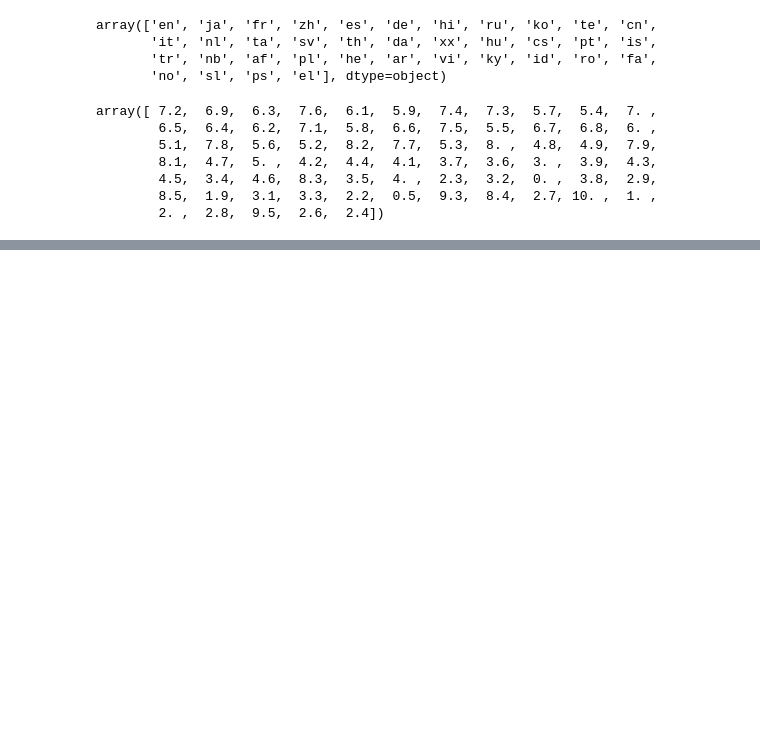
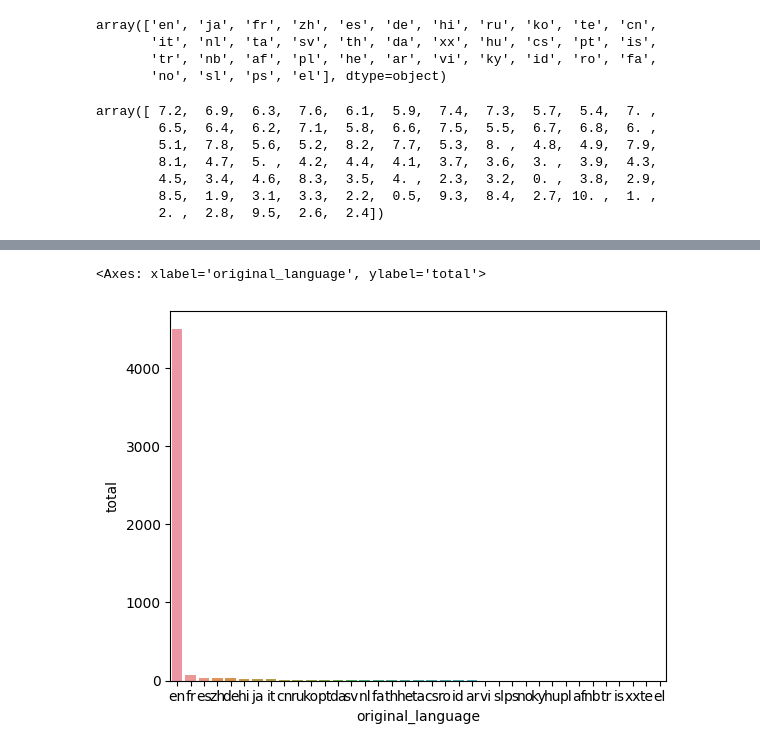
Before and after one commit to euninha1/data_science, a Jupyter notebook: introducao_ds.ipynb, the cells around one changed output, grey strips where cells are left out. Drawn from its saved outputs; the diff is of its cells as text; code cells hidden in the pictures; blank space fills up the shorter version.

Commit message:
Visualizando gráficos por categoria

```diff
--- a/introducao_ds.ipynb
+++ b/introducao_ds.ipynb
@@ -214,0 +256,4 @@ array([ 7.2,  6.9,  6.3,  7.6,  6.1,  5.9,  7.4,  7.3,  5.7,  5.4,  7. ,
+# %%
+c_l = tmdb["original_language"].value_counts().to_frame().reset_index()  #utilizando o RESET_INDEX() qunado queremos que esses valores acompanhem duas colunas de dados separadas do índice
+c_l.columns = ['original_language', 'total']  #renomeando as colunas
+c_l.head()   #imprimindo os 5 primeiros itens
@@ -214,0 +267,5 @@ array([ 7.2,  6.9,  6.3,  7.6,  6.1,  5.9,  7.4,  7.3,  5.7,  5.4,  7. ,
+# %%
+sns.barplot(x='original_language', y='total', data = c_l)
+# %% [output]
+<Axes: xlabel='original_language', ylabel='total'>
+[figure, added]
```
Also changed, not shown: parts of 10 cells of this notebook.
